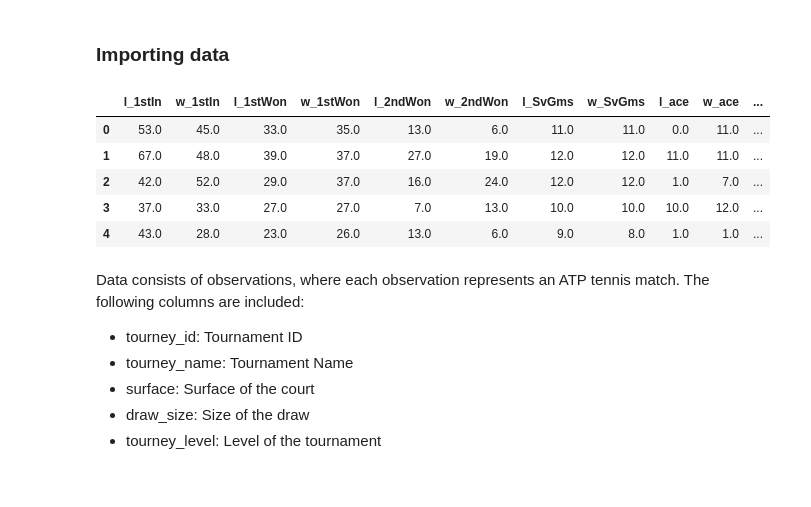
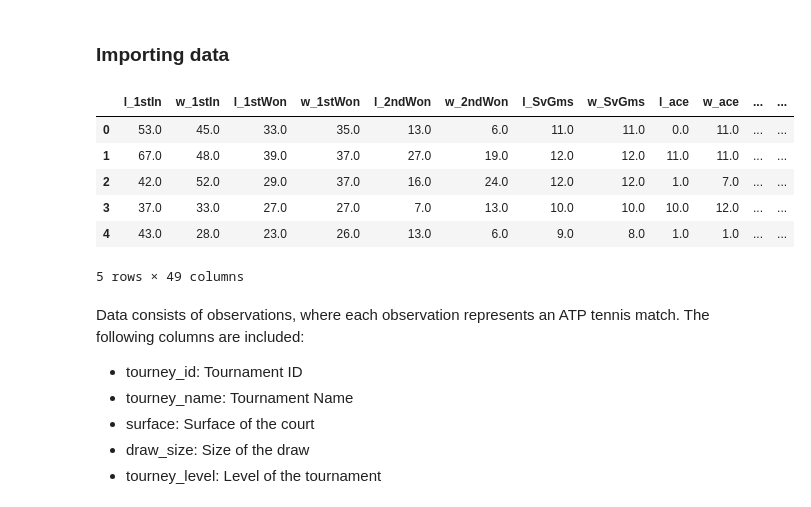
Before and after one commit to Alla977/Predicting-ATP-Tennis-Match-Outcomes, a Jupyter notebook: Data wrangling.ipynb, the cells around one changed output. Cells and saved outputs as stored; diff of their text form; code cells hidden in the pictures.

```diff
--- a/Data wrangling.ipynb
+++ b/Data wrangling.ipynb
@@ -9,27 +7,29 @@ os.chdir('../Predicting ATP Tennis Match Outcomes/tennis_atp')
 # %%
 import pandas as pd
 #pd.set_option('display.max_columns', None)
 # Read the CSV files for 2017-2023
 atp_matches_2017 = pd.read_csv("atp_matches_2017.csv", sep=",")
 atp_matches_2018 = pd.read_csv("atp_matches_2018.csv", sep=",")
 atp_matches_2019 = pd.read_csv("atp_matches_2019.csv", sep=",")
 atp_matches_2020 = pd.read_csv("atp_matches_2020.csv", sep=",")
 atp_matches_2021 = pd.read_csv("atp_matches_2021.csv", sep=",")
 atp_matches_2022 = pd.read_csv("atp_matches_2022.csv", sep=",")
 atp_matches_2023 = pd.read_csv("atp_matches_2023.csv", sep=",")
 
 # Concatenate the dataframes and sort columns
-atp_matches = pd.concat([atp_matches_2017,atp_matches_2018,atp_matches_2019,atp_matches_2020,atp_matches_2021, atp_matches_2022, atp_matches_2023], ignore_index=True)
+atp_matches = pd.concat([atp_matches_2017,atp_matches_2018,atp_matches_2019,
+atp_matches_2020,atp_matches_2021, atp_matches_2022, atp_matches_2023], ignore_index=True)
 sorted_columns = sorted(atp_matches.columns, key=lambda x: (x.split('_')[-1], x))
 atp_matches = atp_matches[sorted_columns]
 atp_matches.head(5)
 # %% [output]
-|  | l_1stIn | w_1stIn | l_1stWon | w_1stWon | l_2ndWon | w_2ndWon | l_SvGms | w_SvGms | l_ace | w_ace | ... |
-| 0 | 53.0 | 45.0 | 33.0 | 35.0 | 13.0 | 6.0 | 11.0 | 11.0 | 0.0 | 11.0 | ... |
-| 1 | 67.0 | 48.0 | 39.0 | 37.0 | 27.0 | 19.0 | 12.0 | 12.0 | 11.0 | 11.0 | ... |
-| 2 | 42.0 | 52.0 | 29.0 | 37.0 | 16.0 | 24.0 | 12.0 | 12.0 | 1.0 | 7.0 | ... |
-| 3 | 37.0 | 33.0 | 27.0 | 27.0 | 7.0 | 13.0 | 10.0 | 10.0 | 10.0 | 12.0 | ... |
-| 4 | 43.0 | 28.0 | 23.0 | 26.0 | 13.0 | 6.0 | 9.0 | 8.0 | 1.0 | 1.0 | ... |
+|  | l_1stIn | w_1stIn | l_1stWon | w_1stWon | l_2ndWon | w_2ndWon | l_SvGms | w_SvGms | l_ace | w_ace | ... | ... |
+| 0 | 53.0 | 45.0 | 33.0 | 35.0 | 13.0 | 6.0 | 11.0 | 11.0 | 0.0 | 11.0 | ... | ... |
+| 1 | 67.0 | 48.0 | 39.0 | 37.0 | 27.0 | 19.0 | 12.0 | 12.0 | 11.0 | 11.0 | ... | ... |
+| 2 | 42.0 | 52.0 | 29.0 | 37.0 | 16.0 | 24.0 | 12.0 | 12.0 | 1.0 | 7.0 | ... | ... |
+| 3 | 37.0 | 33.0 | 27.0 | 27.0 | 7.0 | 13.0 | 10.0 | 10.0 | 10.0 | 12.0 | ... | ... |
+| 4 | 43.0 | 28.0 | 23.0 | 26.0 | 13.0 | 6.0 | 9.0 | 8.0 | 1.0 | 1.0 | ... | ... |
+5 rows × 49 columns
 # %% [markdown]
 Data consists of observations, where each observation represents an ATP tennis match. The following columns are included:
 - tourney_id: Tournament ID
```
Also changed, not shown: parts of 14 cells of this notebook.
